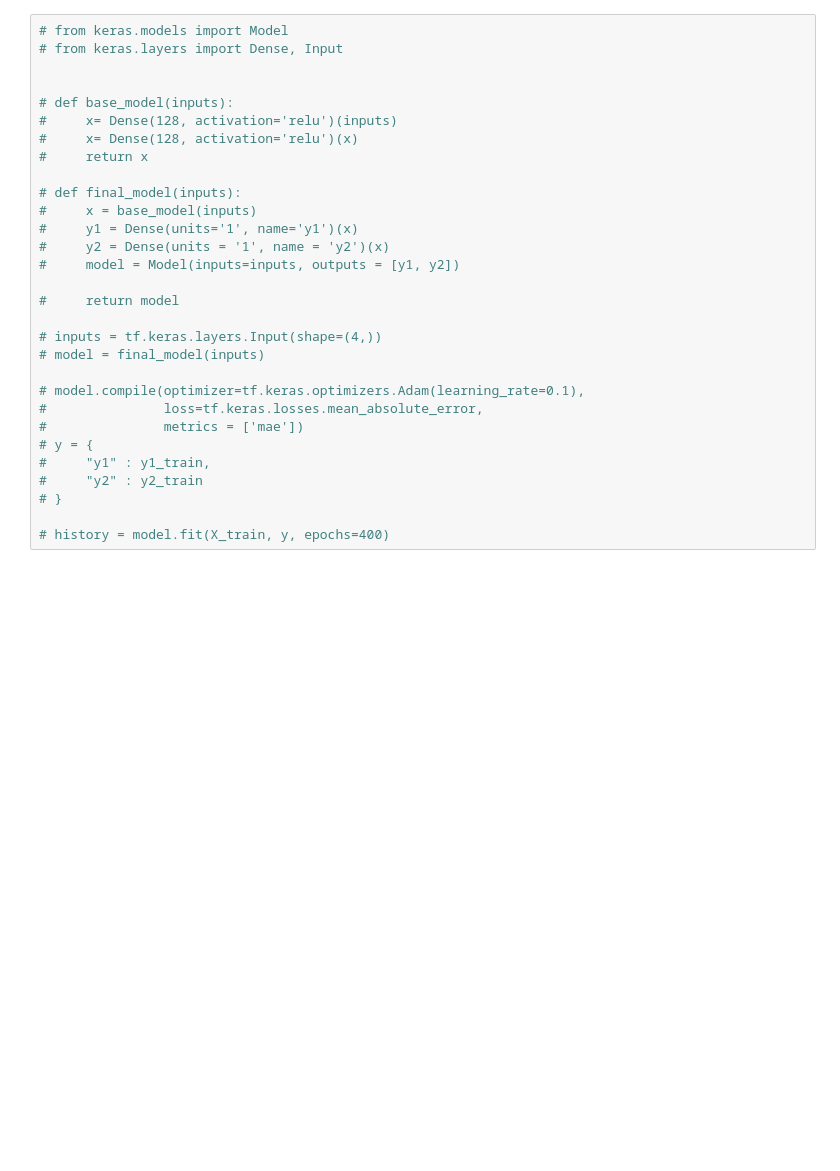
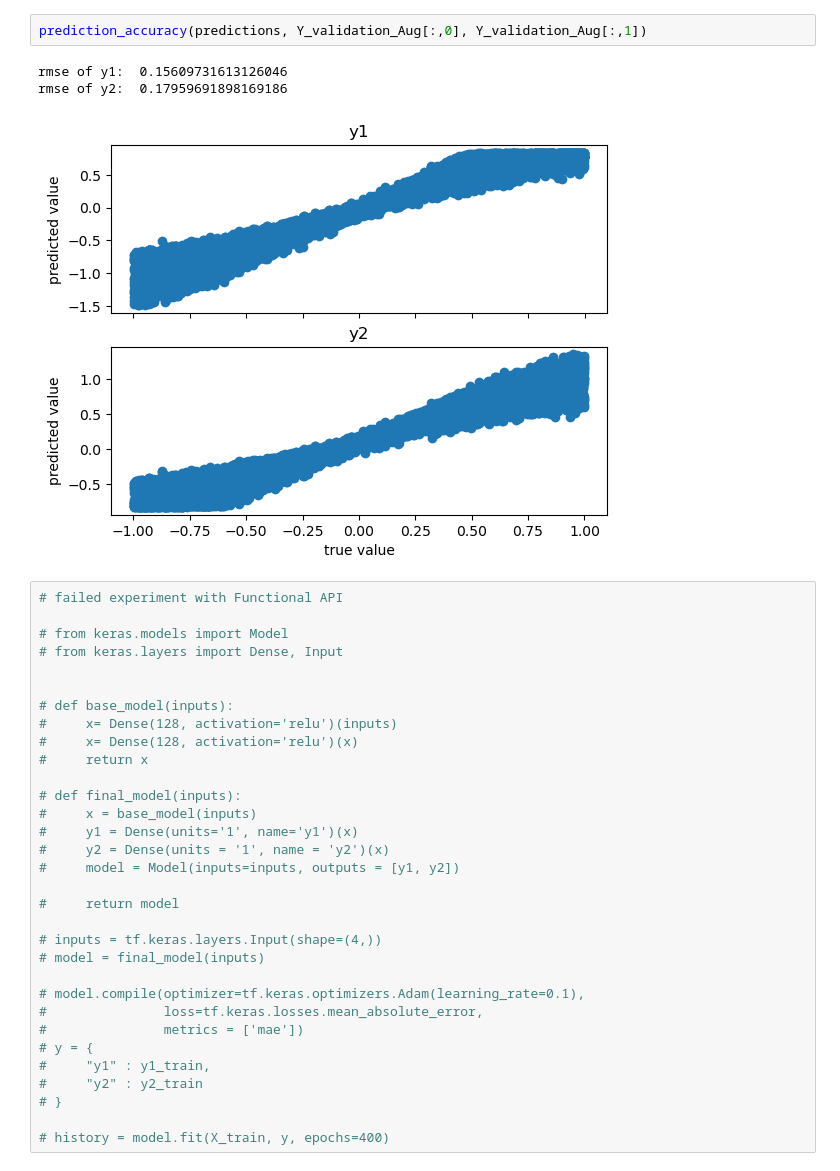
Before and after one commit to sreeragvn/FPDS-final-project-Leakage-Detection, a Jupyter notebook: leakage.ipynb, the cells around one changed output. Saved outputs shown, nothing was run; the diff lists cells and outputs as text; blank space fills up the shorter version.

```diff
--- a/leakage.ipynb
+++ b/leakage.ipynb
@@ -248,4 +315,12 @@ Y_train_Aug = np.concatenate((Y_train, y_aug1, y_aug2, y_aug3, y_aug4, y_aug5, y
+# %%
+prediction_accuracy(predictions, Y_validation_Aug[:,0], Y_validation_Aug[:,1])
+# %% [output]
+rmse of y1:  0.15609731613126046
+rmse of y2:  0.17959691898169186
+[figure, added]
 # %%
+# failed experiment with Functional API
+
 # from keras.models import Model
 # from keras.layers import Dense, Input
 
```
Also changed, not shown: parts of 8 cells of this notebook, 1 other file.
